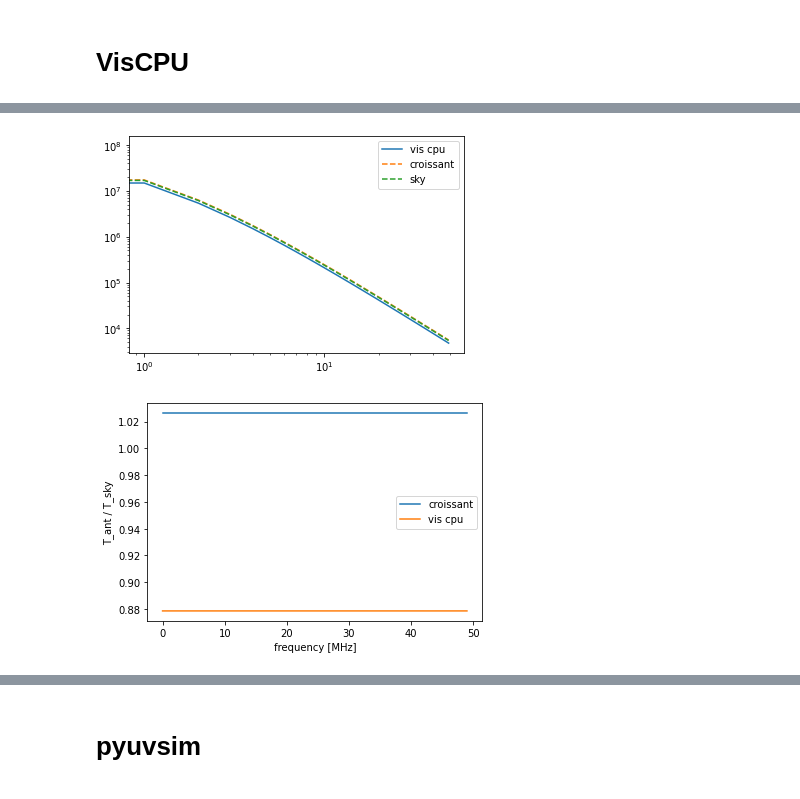
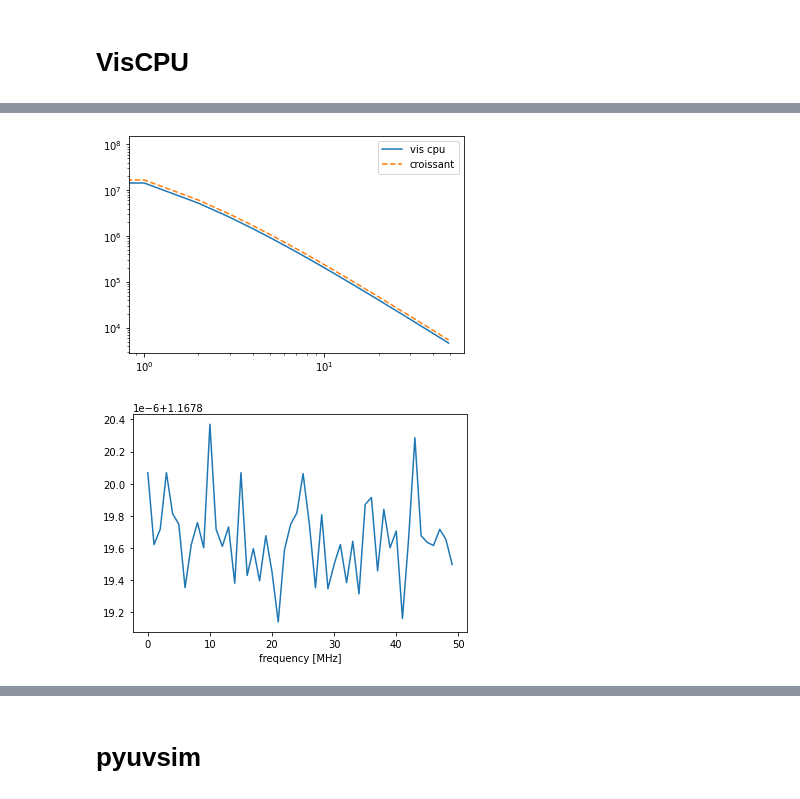
Before and after one commit to christianhbye/croissant, a Jupyter notebook: notebooks/hera_sim_test.ipynb, the cells around one changed output, grey strips where cells are left out. Saved outputs shown, nothing was run; the diff lists cells and outputs as text; code cells hidden in the pictures.

```diff
--- a/notebooks/hera_sim_test.ipynb
+++ b/notebooks/hera_sim_test.ipynb
@@ -43,11 +42,10 @@ We use the Global Sky Model (Zheng et al 2016) at 25 MHz as the sky model and ex
 # %%
 sky = cro.sky.Sky.gsm(beam.frequencies, power_law=True, gen_freq=25, spectral_index=-2.5)
 # %%
-lmax = 32
-loc = (37.87, 122.27, 0)
+lmax = 128
+loc = (90., 0., 0.)
 t_start = Time("2022-06-01 23:09:16")
 t_end = t_start + cro.constants.sidereal_day_earth * seconds
-horizon = np.ones_like(beam.data)
 sim = cro.simulator.Simulator(
-    beam, sky, obs_loc=loc, t_start=t_start, N_times=300, t_end=t_end, moon=False, lmax=lmax, horizon=None
+    beam, sky, obs_loc=loc, t_start=t_start, N_times=300, t_end=t_end, moon=False, lmax=lmax
 )
@@ -99,7 +92,7 @@ diffuse_params = {
     'hpx_inds': hpx_inds,
     'hpx_order': "ring",
     'spectral_type': "spectral_index",
-    'reference_frequency': np.full(sky.npix, sim.frequencies[0]),
+    'reference_frequency': np.full(sky.npix, sim.frequencies[0]*1e6),  # must be in Hz
     'spectral_index': np.full(sky.npix, -2.5),
     'stokes': stokes,
     'frame': "icrs"
@@ -131,6 +175,6 @@ data_model = ModelData(
     uvdata=deepcopy(uvd),
     sky_model=deepcopy(diffuse_model),
     beam_ids=[0],
-    beams=[deepcopy(uniform_beam)],
+    beams=[deepcopy(dipole)],
     normalize_beams=False,
 )
@@ -147,8 +189,8 @@ jy2k = sky.data[:, 0] / vis_cpu.data_model.sky_model.stokes[0, :, 0].value  # ja
 vis_wfall = vis_cpu.data_model.uvdata.get_data((0, 0, "xx")).real.copy()
 vis_wfall *= jy2k  # jy to K
 vis_wfall *= 2  # 2 pols
-vis_wfall *= 4*np.pi / sky.npix  # pixel normalization
-vis_wfall /= 2*np.pi  # beam normalization (above horizon only..)
+vis_wfall *= 4*np.pi / sky.npix  # surface area of each pixel
+vis_wfall /= (2*np.pi/3 * sim.frequencies**2)  # normalization by total beam power
 # %%
 plt.figure()
 plt.imshow(vis_wfall * sim.frequencies**2.5, aspect="auto")
@@ -180,21 +209,16 @@ mean_sky = eq_sky[:, :npix//2].mean(axis=1)
 plt.figure()
 plt.plot(vis_wfall[0], label="vis cpu")
 plt.plot(sim.waterfall[0], ls="--", label="croissant")
-plt.plot(mean_sky, ls="--", label="sky")
 plt.yscale("log")
 plt.xscale("log")
 plt.legend()
 plt.show()
 # %% [output]
-[figure, old version]
+[figure, new version]
 # %%
 plt.figure()
-plt.plot(sim.waterfall[0] / mean_sky, label="croissant")
-plt.plot(vis_wfall[0] / mean_sky, label="vis cpu")
-plt.legend()
-#plt.yscale("log")
+plt.plot(sim.waterfall[0] / vis_wfall[0])
 plt.xlabel("frequency [MHz]")
-plt.ylabel("T_ant / T_sky")
 plt.show()
 # %% [output]
-[figure, old version]
+[figure, new version]
```
Also changed, not shown: parts of 22 cells of this notebook.
